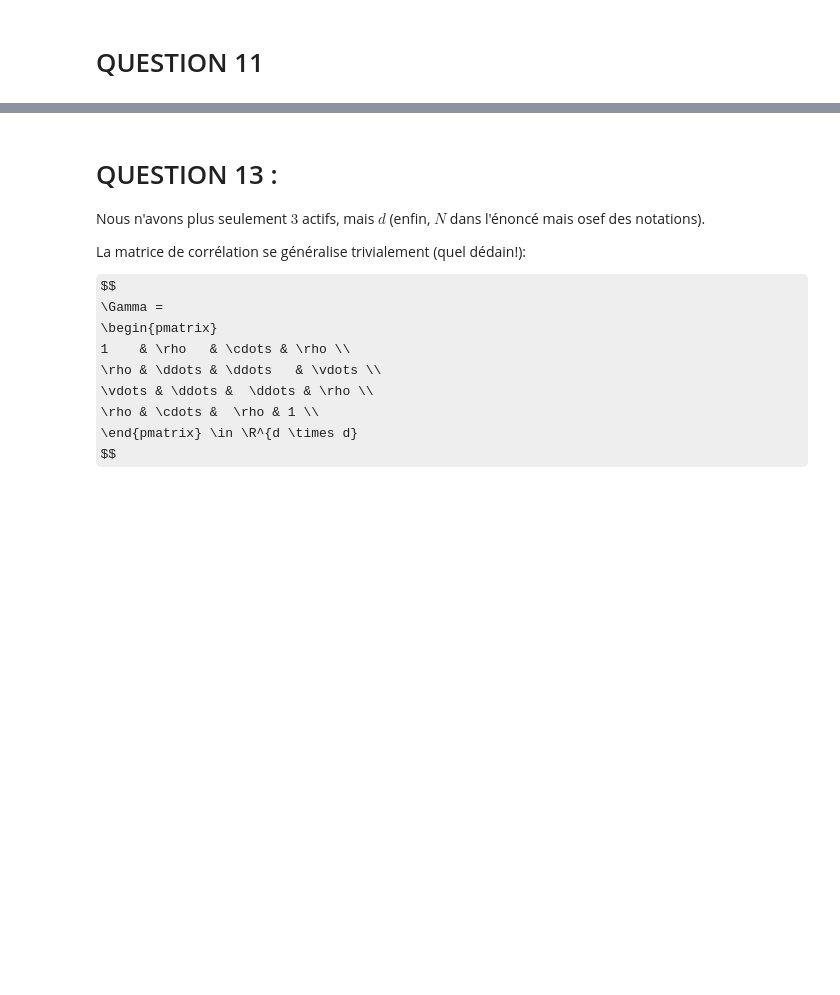
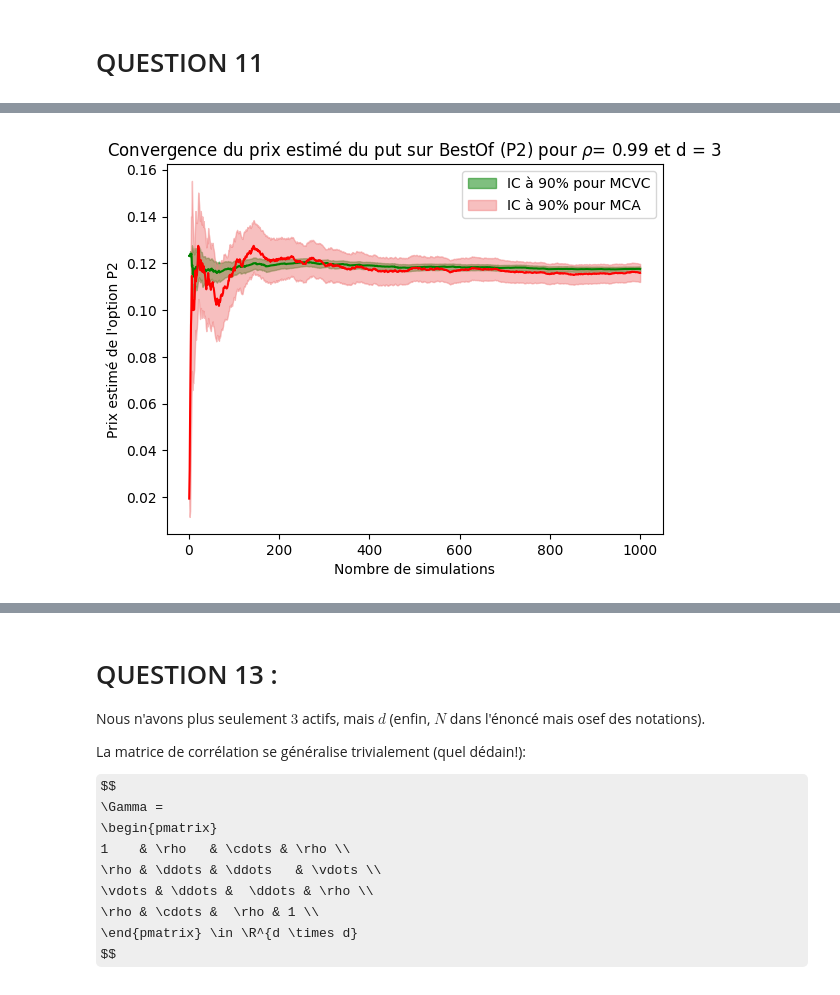
Before and after one commit to quentin-beaurez/Best-of-Options, a Jupyter notebook: Hugo_BestOf.ipynb, the cells around one changed output, grey strips where cells are left out. Drawn from its saved outputs; the diff is of its cells as text; code cells hidden in the pictures; some formulas as TeX source; blank space fills up the shorter version.

```diff
--- a/Hugo_BestOf.ipynb
+++ b/Hugo_BestOf.ipynb
@@ -550,0 +653,5 @@ Et, pour un $S^1(0)$ immense, ce sera lui qui sera le max... européen et Best-O
+# %%
+visualise_mcvc_P2(1000, rho=0.99)
+visualise_mca_P2(1000, rho=0.99)
+# %% [output]
+[figure, added]
```
Also changed, not shown: parts of 20 cells of this notebook.
